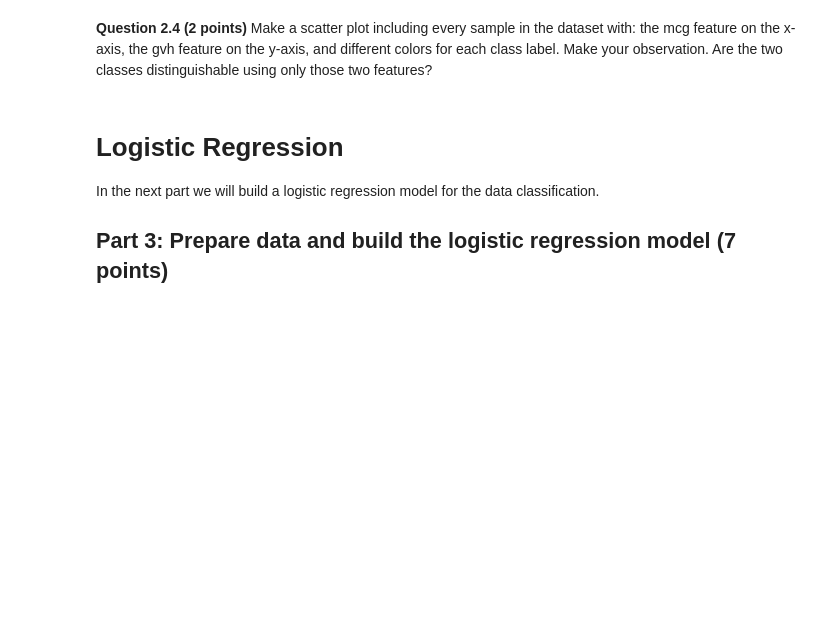
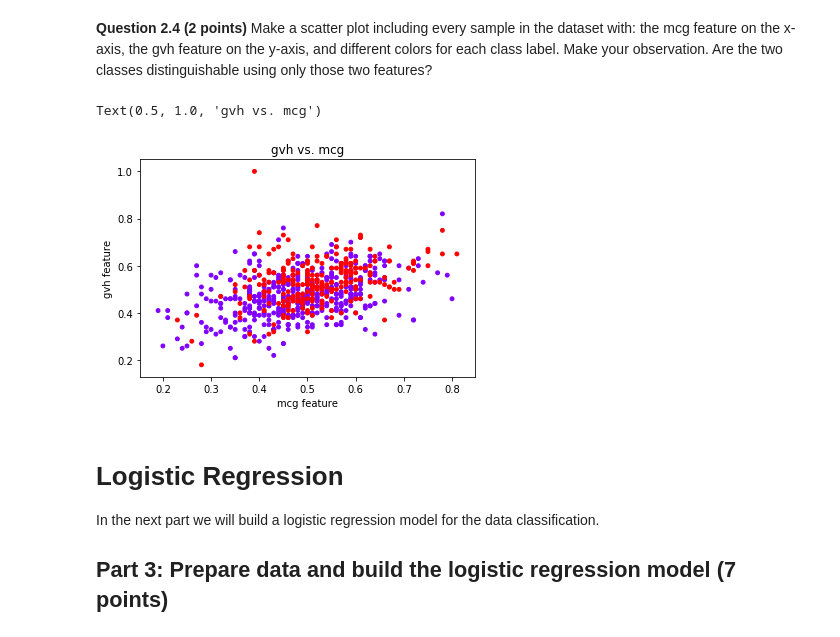
Before and after one commit to mcfallal/CMSE202, a Jupyter notebook: HW-03_GitML-Lexi McFall.ipynb, the cells around one changed output. Drawn from its saved outputs; the diff is of its cells as text; code cells hidden in the pictures; blank space fills up the shorter version.

```diff
--- a/HW-03_GitML-Lexi McFall.ipynb
+++ b/HW-03_GitML-Lexi McFall.ipynb
@@ -60,0 +59,10 @@ In this homework we will be working with the yeast dataset and building logistic
+# %%
+### Put your code here ###
+column_names=['Seq Name','mcg','gvh','alm','mit','erl','pox','vac','nuc','class']
+yeast=pd.read_csv("yeast.data",sep='\s+', engine='python',names=column_names)
+
+dropped=['Seq Name', 'pox','vac']
+
+yeast=yeast.drop(dropped, axis=1)
+
+yeast.tail() # the datset now is 7x1483
@@ -69,0 +101,12 @@ data with only these two types of labels, and redefine label **CYT** into **0**,
+# %%
+# Find CYT and MIT rows
+cyt_int=yeast.loc[yeast['class'] == 'CYT']
+mit_int=yeast.loc[yeast['class'] == 'MIT']
+cyt_int.loc[:,'class'] = 0
+mit_int.loc[:,'class'] = 1
+
+# add 2 dataframes together
+interested = pd.concat([cyt_int,mit_int])
+
+print("The datset is now shape",interested.shape)
+interested.head()
@@ -74,3 +128,12 @@ data with only these two types of labels, and redefine label **CYT** into **0**,
+# %%
+# Makes a scatter plot of mcg and gvh features
+plt.scatter(interested['mcg'],interested['gvh'],c=interested['class'],s=15,cmap=plt.cm.rainbow)
+plt.xlabel("mcg feature")
+plt.ylabel("gvh feature")
+plt.title("gvh vs. mcg")
+# %% [output]
+Text(0.5, 1.0, 'gvh vs. mcg')
+[figure, added]
 # %% [markdown]
 # Logistic Regression
 
```
Also changed, not shown: parts of 17 cells of this notebook.
